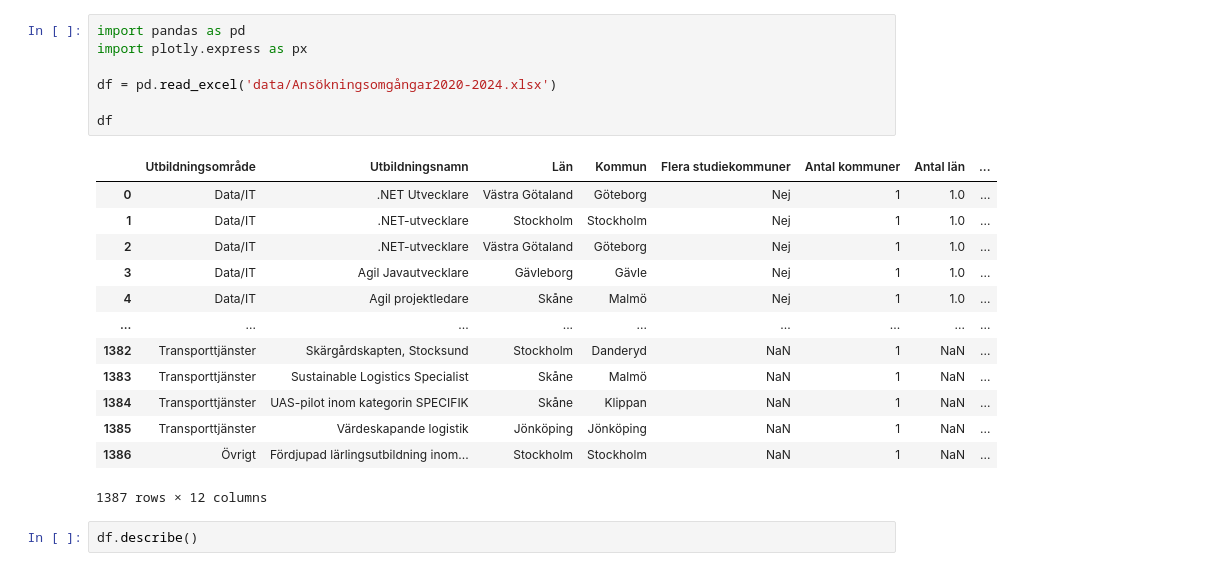
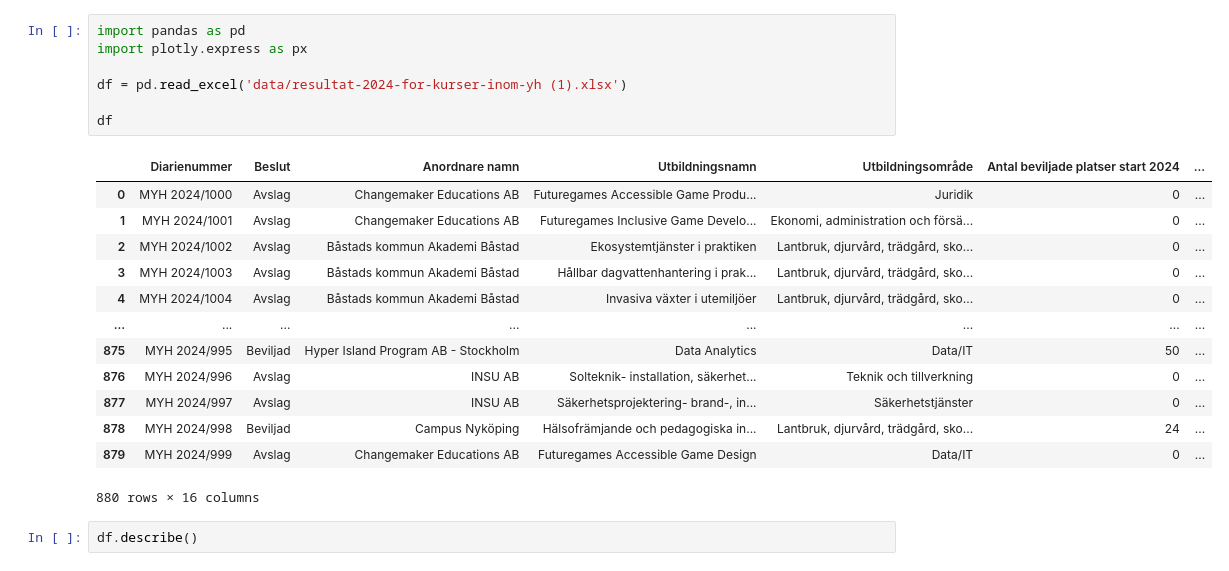
Before and after one commit to Ferothanes/Datavisualisering_Gruppprojekt_Grupp10, a Jupyter notebook: EDA/abdirahman_eda.ipynb, the cells around one changed output. Saved outputs shown, nothing was run; the diff lists cells and outputs as text.

```diff
--- a/EDA/abdirahman_eda.ipynb
+++ b/EDA/abdirahman_eda.ipynb
@@ -1,24 +1,24 @@
 # %%
 import pandas as pd
 import plotly.express as px
 
-df = pd.read_excel('data/Ansökningsomgångar2020-2024.xlsx')
+df = pd.read_excel('data/resultat-2024-for-kurser-inom-yh (1).xlsx')
 
 df
 # %% [output]
-|  | Utbildningsområde | Utbildningsnamn | Län | Kommun | Flera studiekommuner | Antal kommuner | Antal län | ... |
-| 0 | Data/IT | .NET Utvecklare | Västra Götaland | Göteborg | Nej | 1 | 1.0 | ... |
-| 1 | Data/IT | .NET-utvecklare | Stockholm | Stockholm | Nej | 1 | 1.0 | ... |
-| 2 | Data/IT | .NET-utvecklare | Västra Götaland | Göteborg | Nej | 1 | 1.0 | ... |
-| 3 | Data/IT | Agil Javautvecklare | Gävleborg | Gävle | Nej | 1 | 1.0 | ... |
-| 4 | Data/IT | Agil projektledare | Skåne | Malmö | Nej | 1 | 1.0 | ... |
-| ... | ... | ... | ... | ... | ... | ... | ... | ... |
-| 1382 | Transporttjänster | Skärgårdskapten, Stocksund | Stockholm | Danderyd | NaN | 1 | NaN | ... |
-| 1383 | Transporttjänster | Sustainable Logistics Specialist | Skåne | Malmö | NaN | 1 | NaN | ... |
-| 1384 | Transporttjänster | UAS-pilot inom kategorin SPECIFIK | Skåne | Klippan | NaN | 1 | NaN | ... |
-| 1385 | Transporttjänster | Värdeskapande logistik | Jönköping | Jönköping | NaN | 1 | NaN | ... |
-| 1386 | Övrigt | Fördjupad lärlingsutbildning inom... | Stockholm | Stockholm | NaN | 1 | NaN | ... |
+|  | Diarienummer | Beslut | Anordnare namn | Utbildningsnamn | Utbildningsområde | Antal beviljade platser start 2024 | ... |
+| 0 | MYH 2024/1000 | Avslag | Changemaker Educations AB | Futuregames Accessible Game Produ... | Juridik | 0 | ... |
+| 1 | MYH 2024/1001 | Avslag | Changemaker Educations AB | Futuregames Inclusive Game Develo... | Ekonomi, administration och försä... | 0 | ... |
+| 2 | MYH 2024/1002 | Avslag | Båstads kommun Akademi Båstad | Ekosystemtjänster i praktiken | Lantbruk, djurvård, trädgård, sko... | 0 | ... |
+| 3 | MYH 2024/1003 | Avslag | Båstads kommun Akademi Båstad | Hållbar dagvattenhantering i prak... | Lantbruk, djurvård, trädgård, sko... | 0 | ... |
+| 4 | MYH 2024/1004 | Avslag | Båstads kommun Akademi Båstad | Invasiva växter i utemiljöer | Lantbruk, djurvård, trädgård, sko... | 0 | ... |
+| ... | ... | ... | ... | ... | ... | ... | ... |
+| 875 | MYH 2024/995 | Beviljad | Hyper Island Program AB - Stockholm | Data Analytics | Data/IT | 50 | ... |
+| 876 | MYH 2024/996 | Avslag | INSU AB | Solteknik- installation, säkerhet... | Teknik och tillverkning | 0 | ... |
+| 877 | MYH 2024/997 | Avslag | INSU AB | Säkerhetsprojektering- brand-, in... | Säkerhetstjänster | 0 | ... |
+| 878 | MYH 2024/998 | Beviljad | Campus Nyköping | Hälsofrämjande och pedagogiska in... | Lantbruk, djurvård, trädgård, sko... | 24 | ... |
+| 879 | MYH 2024/999 | Avslag | Changemaker Educations AB | Futuregames Accessible Game Design | Data/IT | 0 | ... |
-1387 rows × 12 columns
+880 rows × 16 columns
 # %%
 df.describe()
 # %% [output]
```
Also changed, not shown: parts of 3 cells of this notebook, 5 other files.
